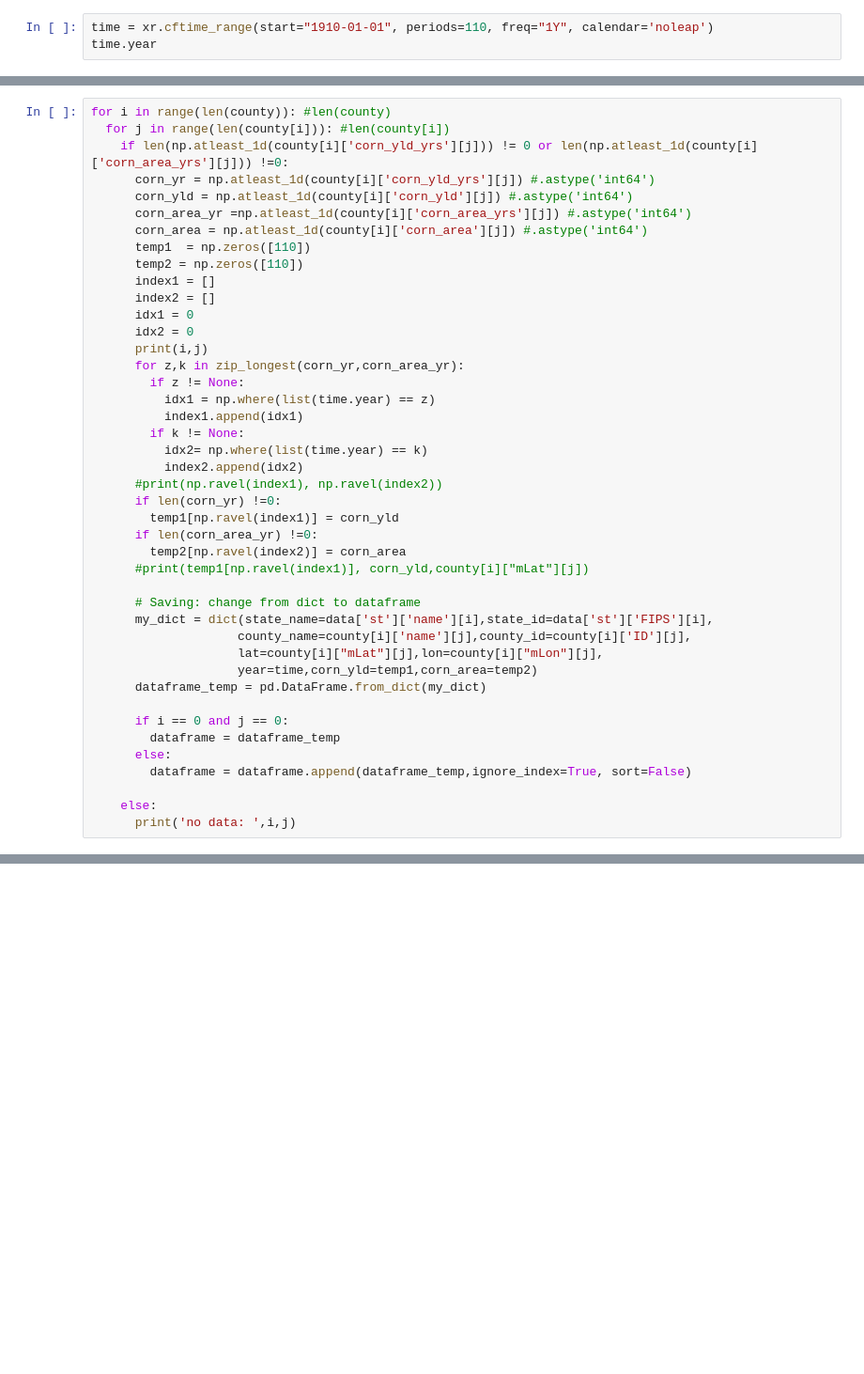
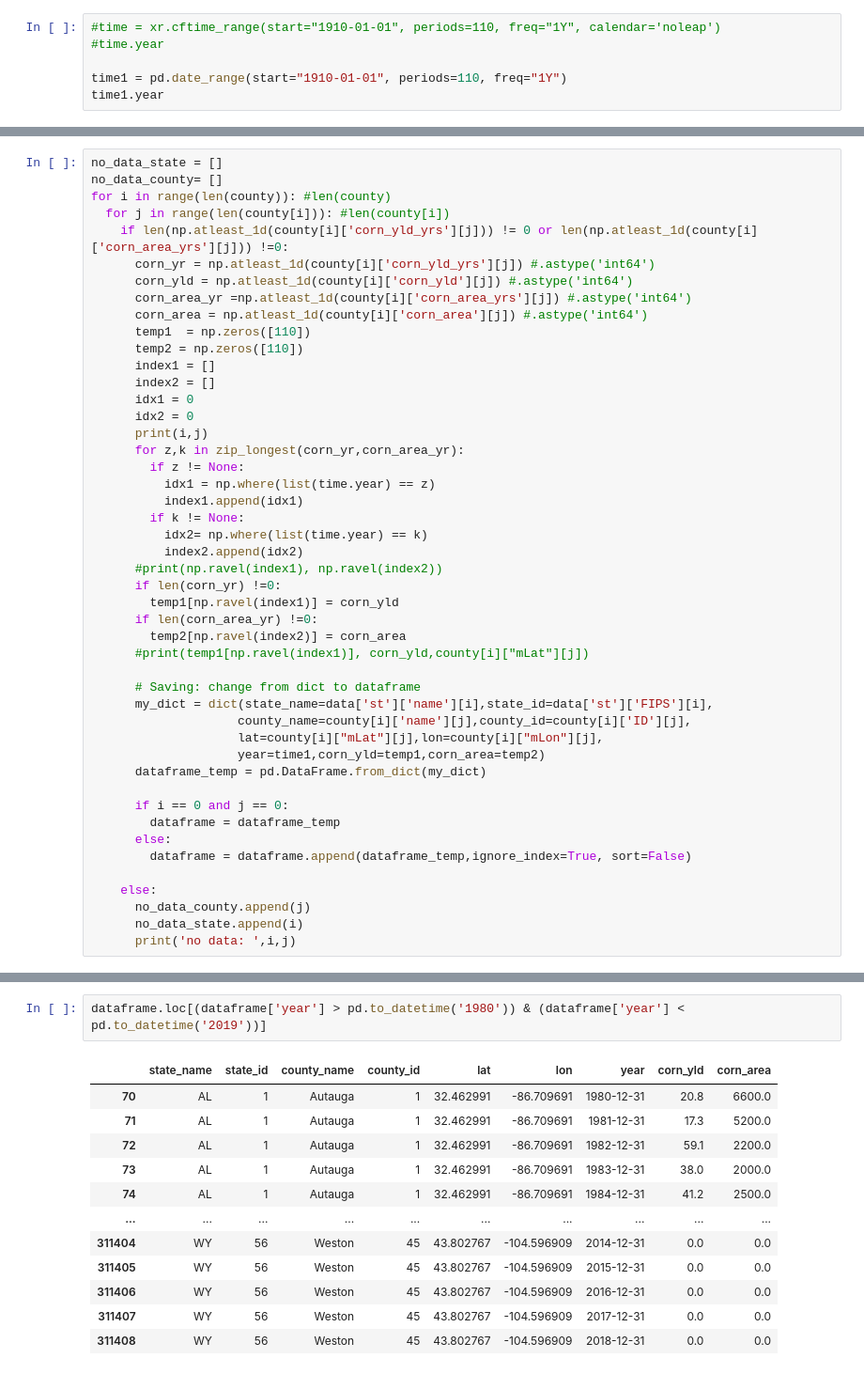
Before and after one commit to kyoungyi/Fortran, a Jupyter notebook: all_county_corn_data.ipynb, the cells around one changed output, grey strips where cells are left out. Shown at 94% size. Saved outputs shown, nothing was run; the diff lists cells and outputs as text; blank space fills up the shorter version.

```diff
--- a/all_county_corn_data.ipynb
+++ b/all_county_corn_data.ipynb
@@ -34,3 +27,6 @@ crop_names = county[0].dtype.names
 # %%
-time = xr.cftime_range(start="1910-01-01", periods=110, freq="1Y", calendar='noleap')
-time.year
+#time = xr.cftime_range(start="1910-01-01", periods=110, freq="1Y", calendar='noleap')
+#time.year
+
+time1 = pd.date_range(start="1910-01-01", periods=110, freq="1Y")
+time1.year
@@ -37,4 +38,6 @@ time.year
 # %%
+no_data_state = []
+no_data_county= []
 for i in range(len(county)): #len(county)
   for j in range(len(county[i])): #len(county[i])
     if len(np.atleast_1d(county[i]['corn_yld_yrs'][j])) != 0 or len(np.atleast_1d(county[i]['corn_area_yrs'][j])) !=0:
@@ -67,7 +70,7 @@ for i in range(len(county)): #len(county)
       my_dict = dict(state_name=data['st']['name'][i],state_id=data['st']['FIPS'][i],
                     county_name=county[i]['name'][j],county_id=county[i]['ID'][j],
                     lat=county[i]["mLat"][j],lon=county[i]["mLon"][j],
-                    year=time,corn_yld=temp1,corn_area=temp2)
+                    year=time1,corn_yld=temp1,corn_area=temp2)
       dataframe_temp = pd.DataFrame.from_dict(my_dict)
 
       if i == 0 and j == 0:
@@ -76,4 +79,6 @@ for i in range(len(county)): #len(county)
         dataframe = dataframe.append(dataframe_temp,ignore_index=True, sort=False)
 
     else:
+      no_data_county.append(j)
+      no_data_state.append(i)
       print('no data: ',i,j)
@@ -81,0 +109,15 @@ dataframe
+# %%
+dataframe.loc[(dataframe['year'] > pd.to_datetime('1980')) & (dataframe['year'] < pd.to_datetime('2019'))]
+# %% [output]
+|  | state_name | state_id | county_name | county_id | lat | lon | year | corn_yld | corn_area |
+| 70 | AL | 1 | Autauga | 1 | 32.462991 | -86.709691 | 1980-12-31 | 20.8 | 6600.0 |
+| 71 | AL | 1 | Autauga | 1 | 32.462991 | -86.709691 | 1981-12-31 | 17.3 | 5200.0 |
+| 72 | AL | 1 | Autauga | 1 | 32.462991 | -86.709691 | 1982-12-31 | 59.1 | 2200.0 |
+| 73 | AL | 1 | Autauga | 1 | 32.462991 | -86.709691 | 1983-12-31 | 38.0 | 2000.0 |
+| 74 | AL | 1 | Autauga | 1 | 32.462991 | -86.709691 | 1984-12-31 | 41.2 | 2500.0 |
+| ... | ... | ... | ... | ... | ... | ... | ... | ... | ... |
+| 311404 | WY | 56 | Weston | 45 | 43.802767 | -104.596909 | 2014-12-31 | 0.0 | 0.0 |
+| 311405 | WY | 56 | Weston | 45 | 43.802767 | -104.596909 | 2015-12-31 | 0.0 | 0.0 |
+| 311406 | WY | 56 | Weston | 45 | 43.802767 | -104.596909 | 2016-12-31 | 0.0 | 0.0 |
+| 311407 | WY | 56 | Weston | 45 | 43.802767 | -104.596909 | 2017-12-31 | 0.0 | 0.0 |
+| 311408 | WY | 56 | Weston | 45 | 43.802767 | -104.596909 | 2018-12-31 | 0.0 | 0.0 |
```
Also changed, not shown: parts of 25 cells of this notebook.
